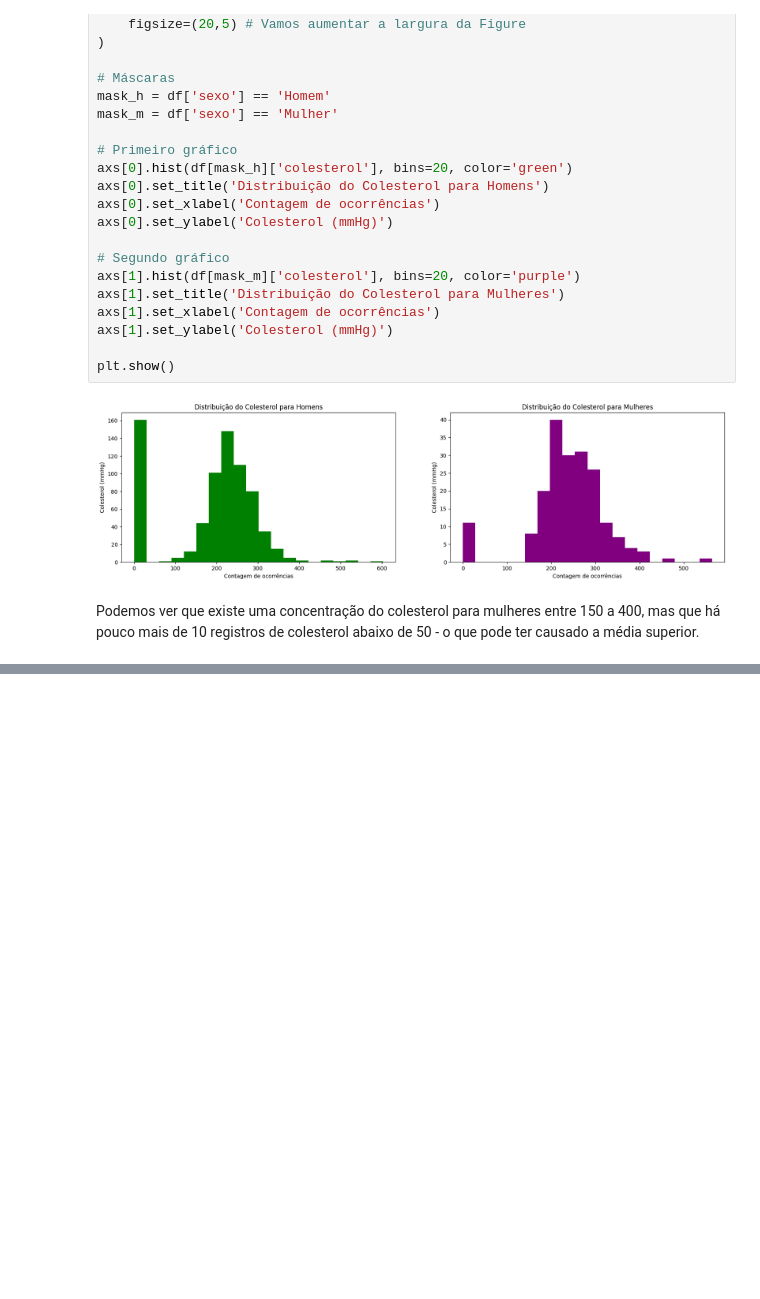
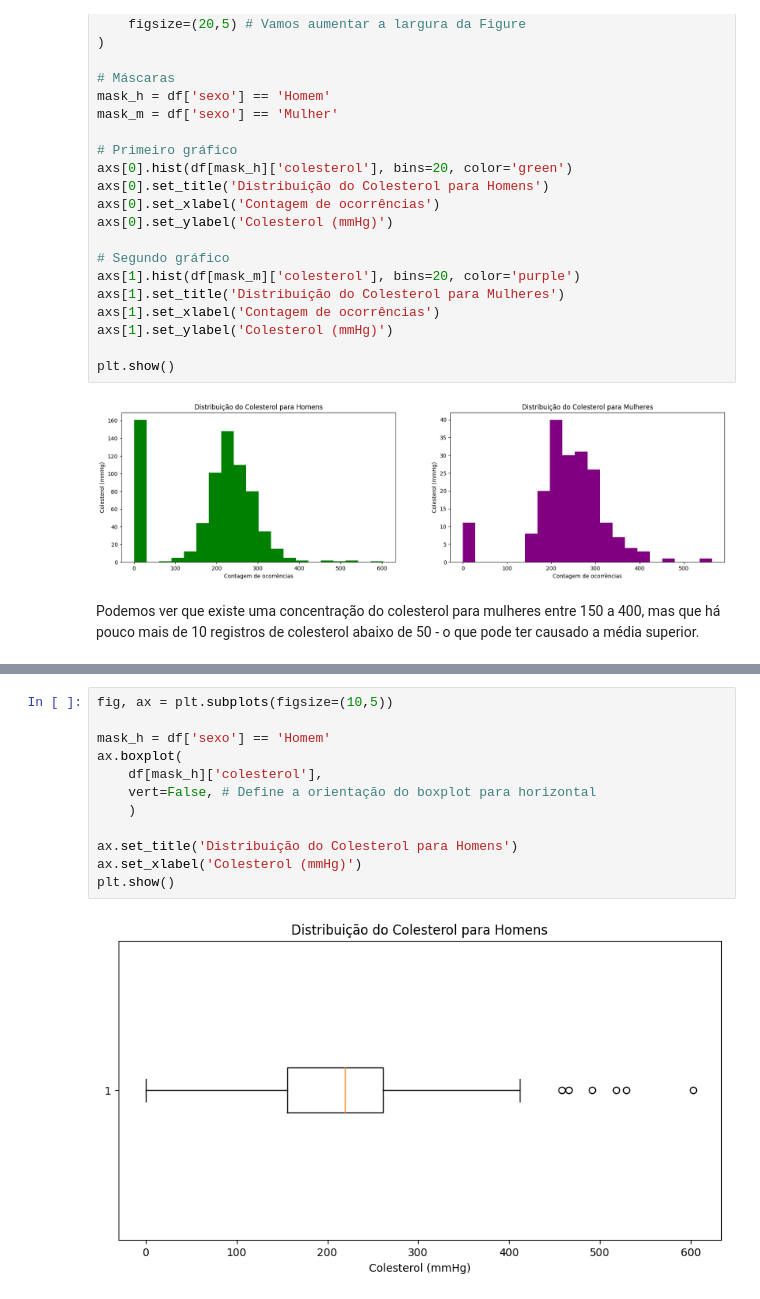
Before and after one commit to lucas-mdsena/python_udemy_module_3, a Jupyter notebook: notebook_matplotlib.ipynb, the cells around one changed output, grey strips where cells are left out. Saved outputs shown, nothing was run; the diff lists cells and outputs as text; blank space fills up the shorter version.

```diff
--- a/notebook_matplotlib.ipynb
+++ b/notebook_matplotlib.ipynb
@@ -496,3 +496,17 @@ O boxplot é um gráfico que, apesar de não ser tão intuitivo para leigos, mos
 O boxplot mostra a distribuição dos dados e as divide por percentis.<br>
 
 <img src="Imagens/boxplot.png" alt="boxplot" width="800">
+# %%
+fig, ax = plt.subplots(figsize=(10,5))
+
+mask_h = df['sexo'] == 'Homem'
+ax.boxplot(
+    df[mask_h]['colesterol'],
+    vert=False, # Define a orientação do boxplot para horizontal
+    )
+
+ax.set_title('Distribuição do Colesterol para Homens')
+ax.set_xlabel('Colesterol (mmHg)')
+plt.show()
+# %% [output]
+[figure, added]
```
Also changed, not shown: parts of 1 cell of this notebook.
